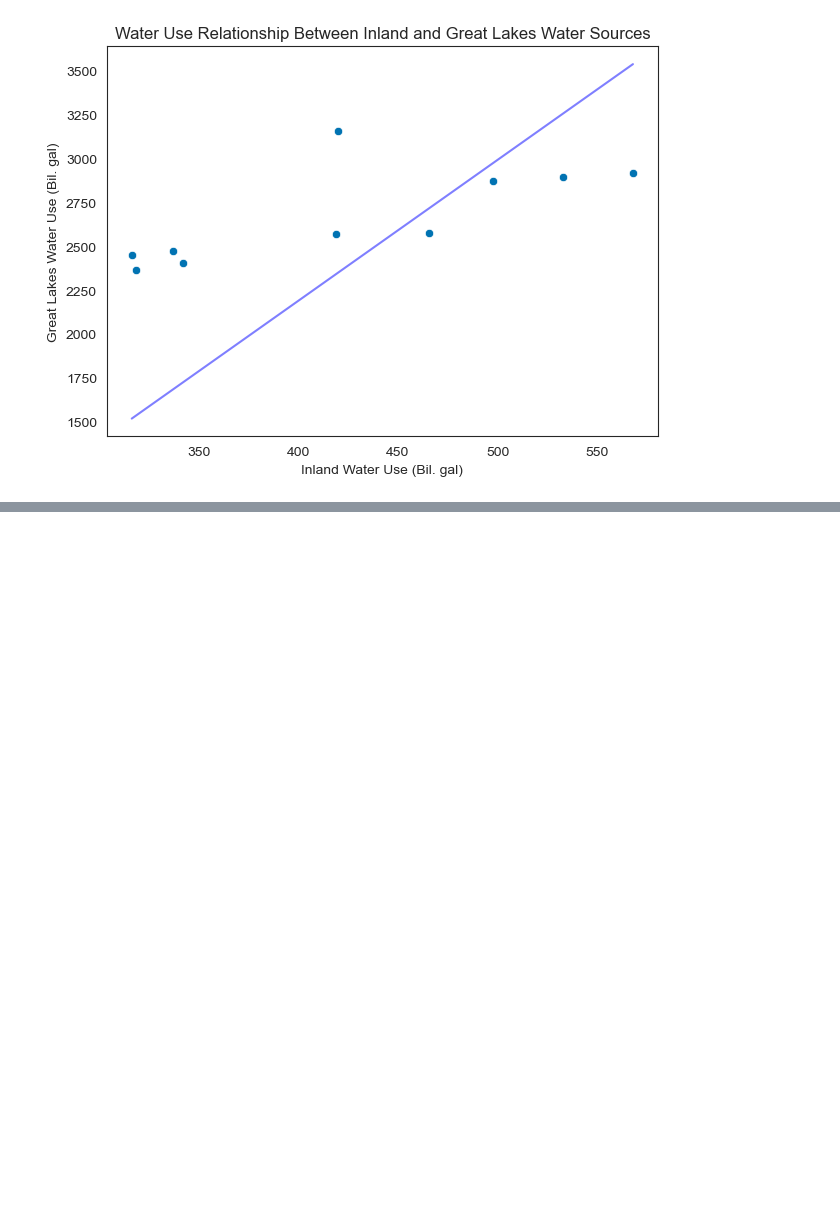
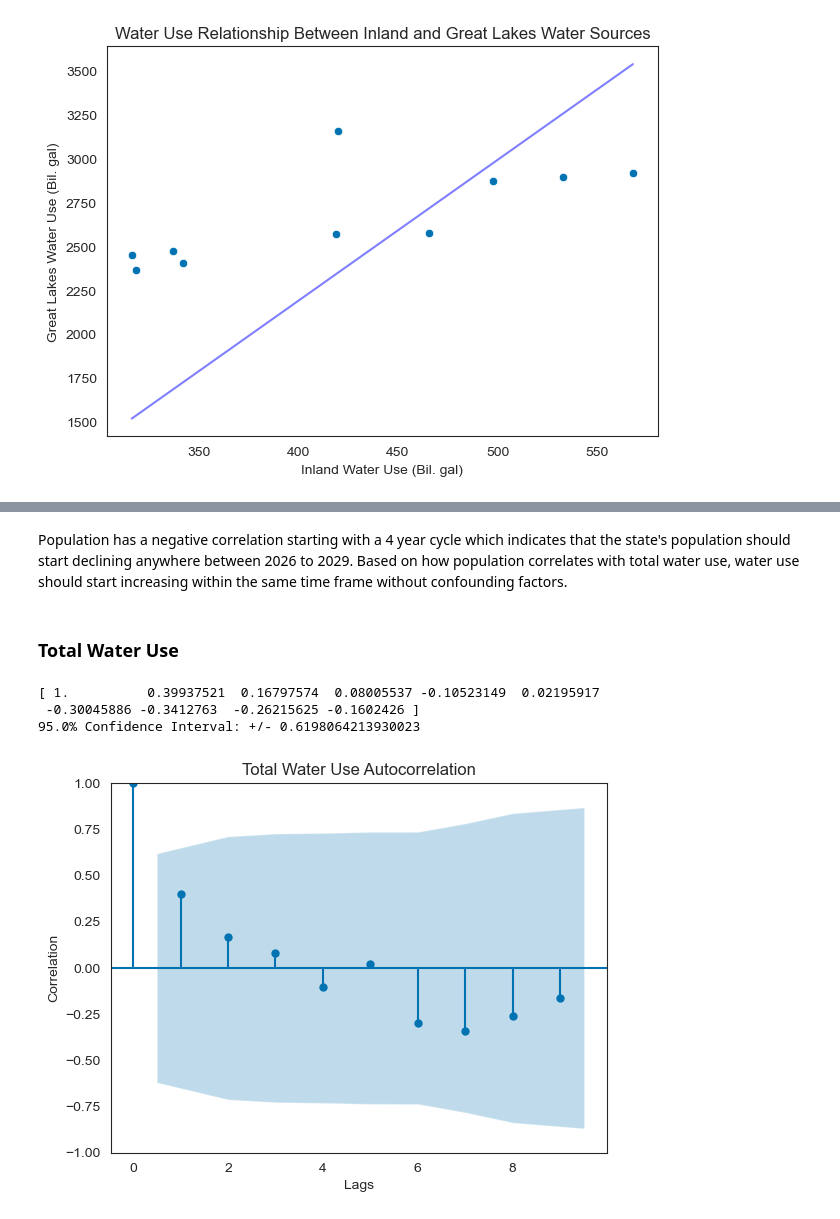
Before and after one commit to jpjavier23/michigan_water_use, a Jupyter notebook: michigan_water_use.ipynb, the cells around one changed output, grey strips where cells are left out. Cells and saved outputs as stored; diff of their text form; code cells hidden in the pictures; blank space fills up the shorter version.

```diff
--- a/michigan_water_use.ipynb
+++ b/michigan_water_use.ipynb
@@ -915,0 +932,11 @@ df_list
+# %% [markdown]
+Population has a negative correlation starting with a 4 year cycle which indicates that the state's population should start declining anywhere between 2026 to 2029. Based on how population correlates with total water use, water use should start increasing within the same time frame without confounding factors.
+# %% [markdown]
+### Total Water Use
+# %%
+wu_array = acf_testing(water_use, 'Total Water Use Autocorrelation', 'figures/fig_9', alpha = 0.05, lags = 9)
+# %% [output]
+[ 1.          0.39937521  0.16797574  0.08005537 -0.10523149  0.02195917
+ -0.30045886 -0.3412763  -0.26215625 -0.1602426 ]
+95.0% Confidence Interval: +/- 0.6198064213930023
+[figure, added]
```
Also changed, not shown: parts of 41 cells of this notebook, 12 other files.
